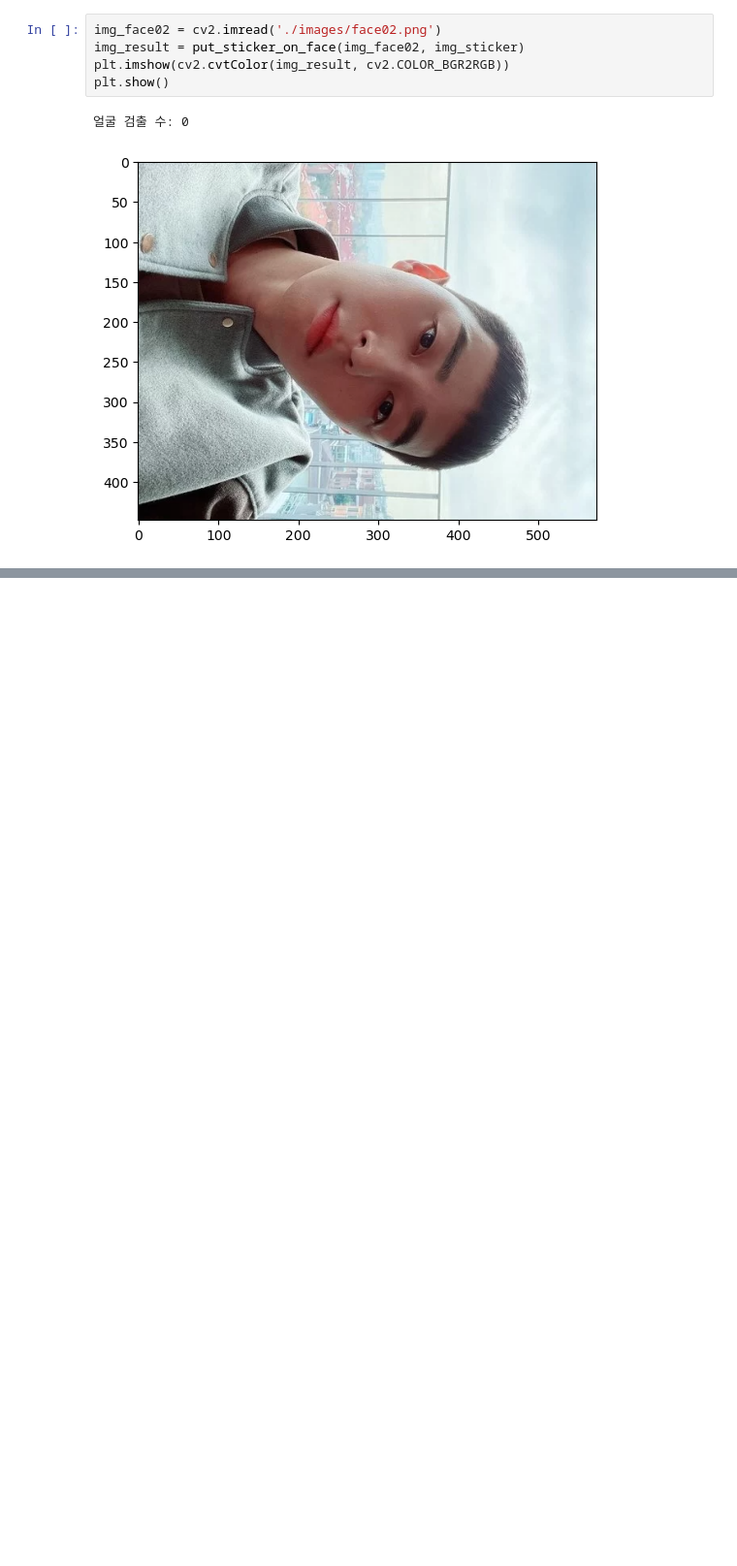
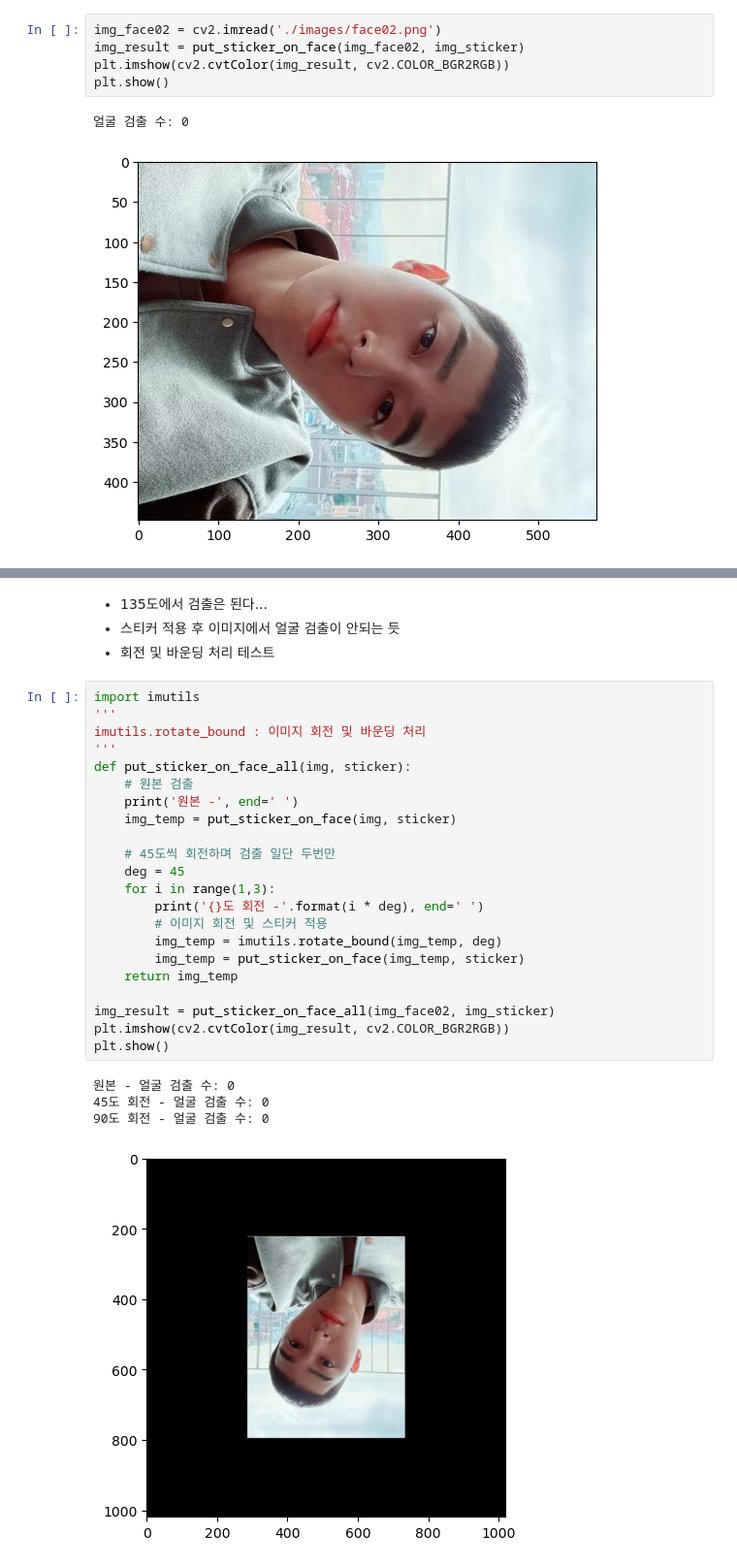
Before and after one commit to yoonseok-eo/AIFFEL, a Jupyter notebook: Ex06_QEUST/ex06_project.ipynb, the cells around one changed output, grey strips where cells are left out. Shown at 97% size. Drawn from its saved outputs; the diff is of its cells as text; blank space fills up the shorter version.

```diff
--- a/Ex06_QEUST/ex06_project.ipynb
+++ b/Ex06_QEUST/ex06_project.ipynb
@@ -248,0 +348,31 @@ plt.show()
+# %% [markdown]
+- 135도에서 검출은 된다...
+- 스티커 적용 후 이미지에서 얼굴 검출이 안되는 듯
+- 회전 및 바운딩 처리 테스트
+# %%
+import imutils
+'''
+imutils.rotate_bound : 이미지 회전 및 바운딩 처리
+'''
+def put_sticker_on_face_all(img, sticker):
+    # 원본 검출
+    print('원본 -', end=' ')
+    img_temp = put_sticker_on_face(img, sticker)
+
+    # 45도씩 회전하며 검출 일단 두번만
+    deg = 45
+    for i in range(1,3):
+        print('{}도 회전 -'.format(i * deg), end=' ')
+        # 이미지 회전 및 스티커 적용
+        img_temp = imutils.rotate_bound(img_temp, deg)
+        img_temp = put_sticker_on_face(img_temp, sticker)
+    return img_temp
+
+img_result = put_sticker_on_face_all(img_face02, img_sticker)
+plt.imshow(cv2.cvtColor(img_result, cv2.COLOR_BGR2RGB))
+plt.show()
+# %% [output]
+원본 - 얼굴 검출 수: 0
+45도 회전 - 얼굴 검출 수: 0
+90도 회전 - 얼굴 검출 수: 0
+[figure, added]
```
Also changed, not shown: parts of 11 cells of this notebook.
